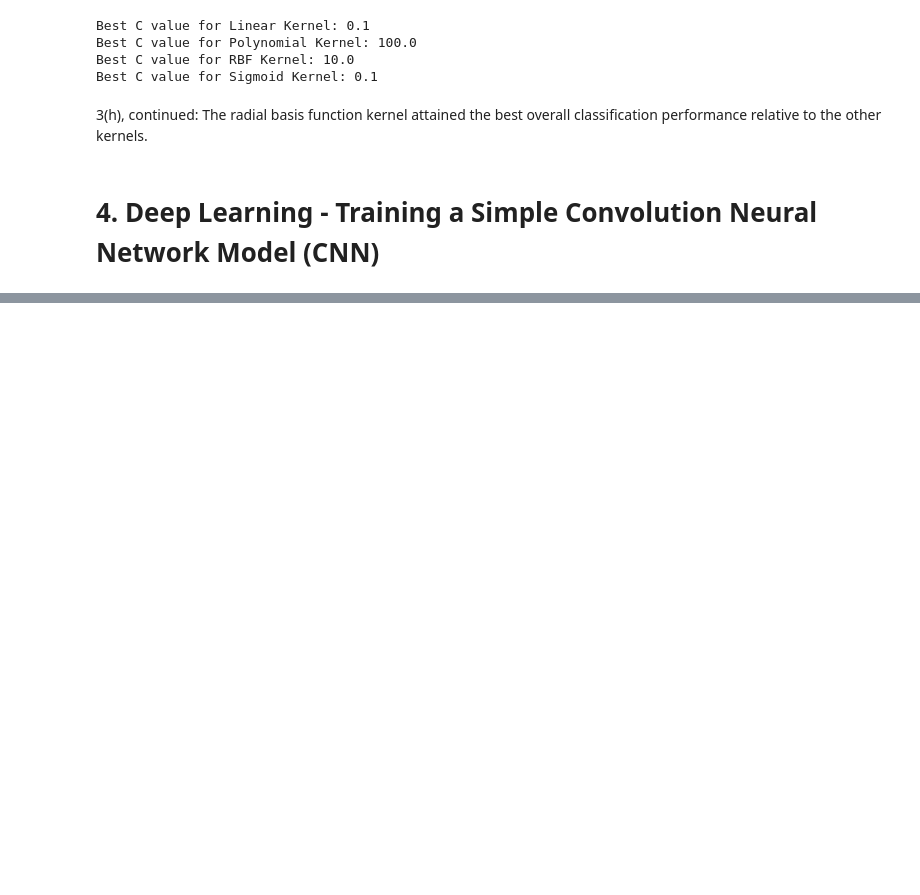
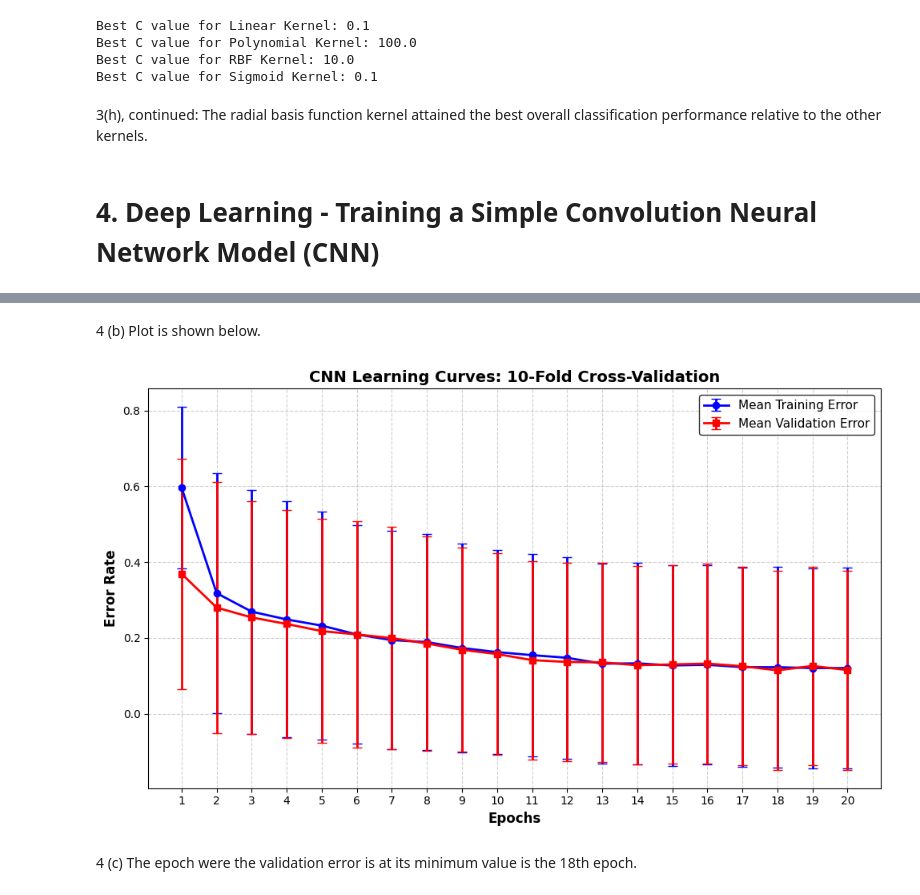
Before and after one commit to Tyler-42690/Fruit-Dataset, a Jupyter notebook: assignment.ipynb, the cells around one changed output, grey strips where cells are left out. Saved outputs shown, nothing was run; the diff lists cells and outputs as text; code cells hidden in the pictures; blank space fills up the shorter version.

```diff
--- a/assignment.ipynb
+++ b/assignment.ipynb
@@ -602,0 +627,17 @@ Best C value for Sigmoid Kernel: 0.1
+# %%
+from tensorflow.keras.models import Sequential
+from tensorflow.keras.layers import Conv2D, MaxPooling2D, Flatten, Dense
+
+# 1. Create a function that returns a fresh, un-trained CNN
+def build_fresh_cnn():
+    model = Sequential([
+        Conv2D(8, (3, 3), activation='relu', input_shape=(100, 100, 3)),
+        Conv2D(8, (3, 3), activation='relu'),
+        MaxPooling2D((2, 2)),
+        Flatten(),
+        Dense(16, activation='relu'),
+        Dense(16, activation='relu'),
+        Dense(10, activation='softmax')
+    ])
+    model.compile(optimizer='adam', loss='categorical_crossentropy', metrics=['accuracy'])
+    return model
@@ -602,0 +750,51 @@ Best C value for Sigmoid Kernel: 0.1
+# %% [markdown]
+4 (b) Plot is shown below.
+# %%
+import matplotlib.pyplot as plt
+
+# 1. Convert Accuracy to Error Rate
+train_err_array = 1.0 - train_acc_array
+val_err_array = 1.0 - val_acc_array
+
+# 2. Calculate the Mean Error across the 10 folds for each epoch
+mean_train_err = np.mean(train_err_array, axis=0)
+mean_val_err = np.mean(val_err_array, axis=0)
+
+# 3. Calculate the Standard Deviation (for the error bars) across the 10 folds
+std_train_err = np.std(train_err_array, axis=0)
+std_val_err = np.std(val_err_array, axis=0)
+
+# 4. Create the Epochs X-axis (1 to 20)
+epochs = np.arange(1, 21)
+
+# 5. Plot the Learning Curves
+plt.figure(figsize=(10, 6))
+
+# Training Error Curve (Blue circles)
+plt.errorbar(epochs, mean_train_err, yerr=std_train_err,
+             fmt='-o', color='blue', ecolor='blue', capsize=4,
+             label='Mean Training Error', linewidth=2, markersize=6)
+
+# Validation Error Curve (Red squares)
+plt.errorbar(epochs, mean_val_err, yerr=std_val_err,
+             fmt='-s', color='red', ecolor='red', capsize=4,
+             label='Mean Validation Error', linewidth=2, markersize=6)
+
+# 6. Academic Formatting
+plt.title('CNN Learning Curves: 10-Fold Cross-Validation', fontsize=14, fontweight='bold')
+plt.xlabel('Epochs', fontsize=12, fontweight='bold')
+plt.ylabel('Error Rate', fontsize=12, fontweight='bold')
+
+# Ensure the x-axis shows every single epoch number neatly
+plt.xticks(epochs)
+
+# Add Legend and Grid
+plt.legend(loc='upper right', frameon=True, edgecolor='black', fontsize=11)
+plt.grid(True, linestyle='--', alpha=0.6)
+
+plt.tight_layout()
+plt.show()
+# %% [output]
+[figure, added]
+# %% [markdown]
+4 (c) The epoch were the validation error is at its minimum value is the 18th epoch.
```
Also changed, not shown: parts of 10 cells of this notebook, 2 other files.
